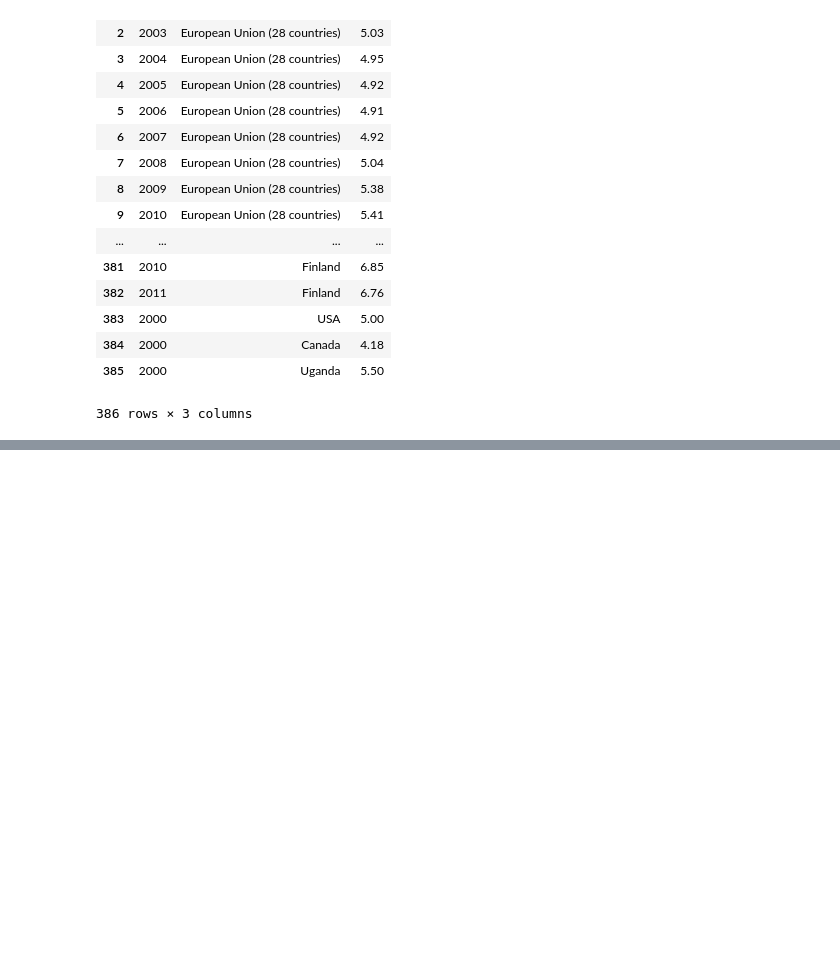
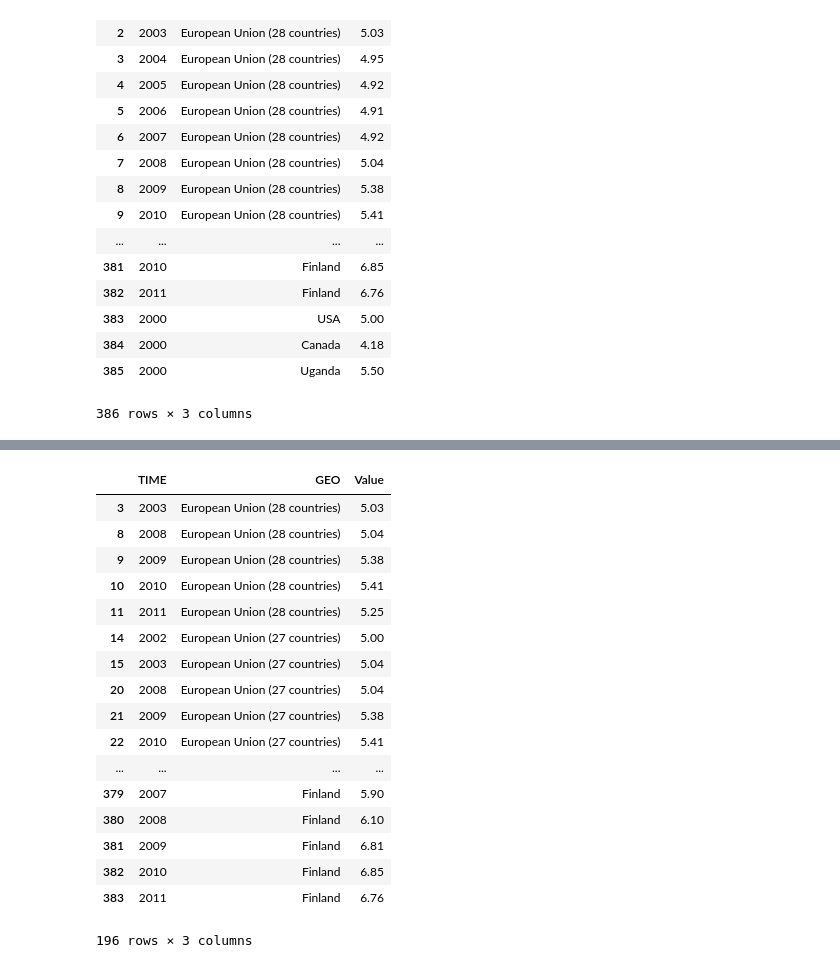
Before and after one commit to emagg1/Math2212_Maggiore, a Jupyter notebook: Eurostat/M1_Eurostat.ipynb, the cells around one changed output, grey strips where cells are left out. Saved outputs shown, nothing was run; the diff lists cells and outputs as text; code cells hidden in the pictures; blank space fills up the shorter version.

```diff
--- a/Eurostat/M1_Eurostat.ipynb
+++ b/Eurostat/M1_Eurostat.ipynb
@@ -166,0 +235,21 @@ ws4_df = pd.DataFrame(ws4_dict)
+# %%
+edu[(edu['Value'] >= 5) & (edu['Value'] <= 9)]
+# %% [output]
+|  | TIME | GEO | Value |
+| 3 | 2003 | European Union (28 countries) | 5.03 |
+| 8 | 2008 | European Union (28 countries) | 5.04 |
+| 9 | 2009 | European Union (28 countries) | 5.38 |
+| 10 | 2010 | European Union (28 countries) | 5.41 |
+| 11 | 2011 | European Union (28 countries) | 5.25 |
+| 14 | 2002 | European Union (27 countries) | 5.00 |
+| 15 | 2003 | European Union (27 countries) | 5.04 |
+| 20 | 2008 | European Union (27 countries) | 5.04 |
+| 21 | 2009 | European Union (27 countries) | 5.38 |
+| 22 | 2010 | European Union (27 countries) | 5.41 |
+| ... | ... | ... | ... |
+| 379 | 2007 | Finland | 5.90 |
+| 380 | 2008 | Finland | 6.10 |
+| 381 | 2009 | Finland | 6.81 |
+| 382 | 2010 | Finland | 6.85 |
+| 383 | 2011 | Finland | 6.76 |
+196 rows × 3 columns
```
Also changed, not shown: parts of 24 cells of this notebook, 3 other files.
